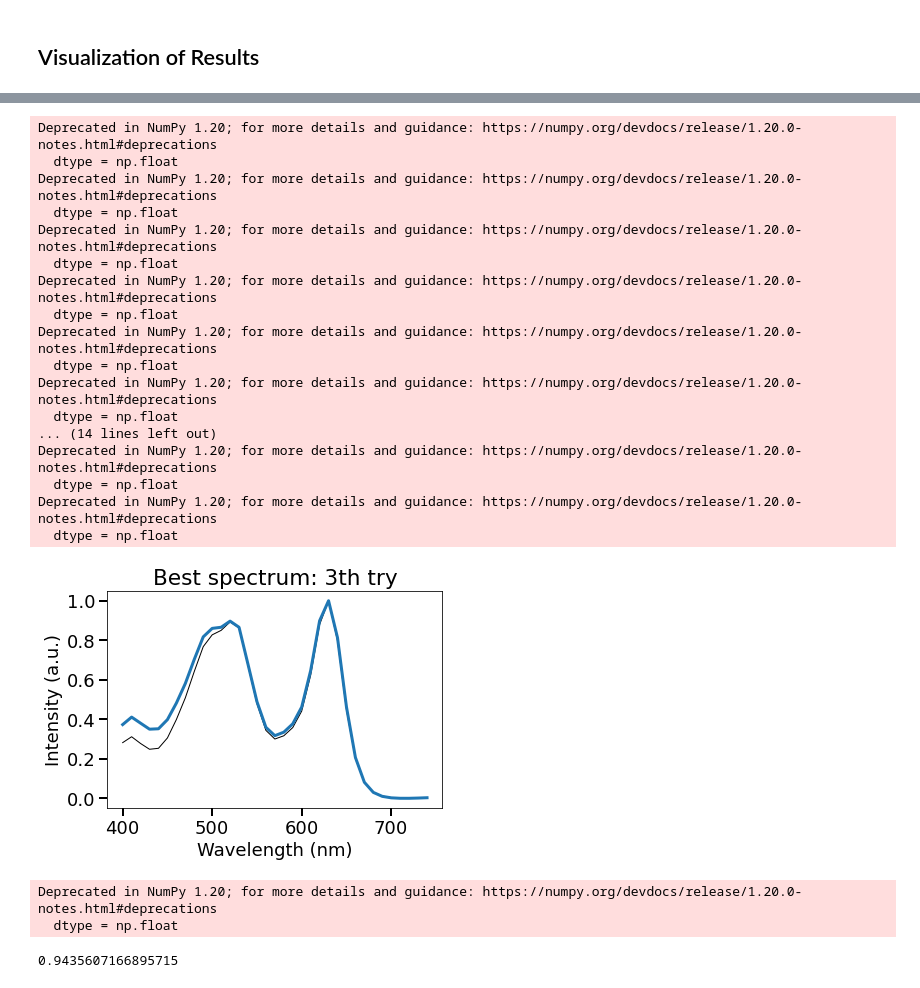
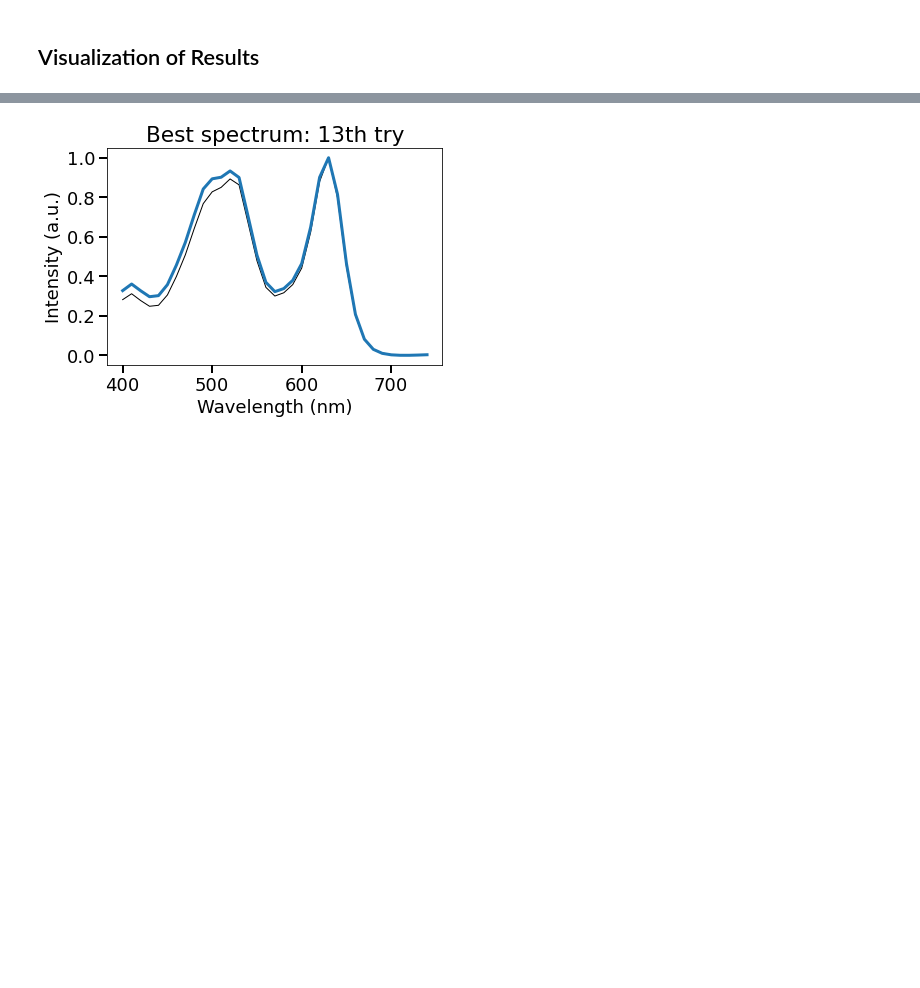
Before and after one commit to REAL-Pipetting/REinforced-Automaton-Learning-REAL-Pipetting, a Jupyter notebook: examples/Tutorials/Tutorial.ipynb, the cells around one changed output, grey strips where cells are left out. Cells and saved outputs as stored; diff of their text form; code cells hidden in the pictures; blank space fills up the shorter version.

```diff
--- a/examples/Tutorials/Tutorial.ipynb
+++ b/examples/Tutorials/Tutorial.ipynb
@@ -194,6 +196,6 @@ UCB_agent = ucb.BatchGPUCB(batch_size, param_space, env, beta=1.5)
 # Learn
 # %%
 # training loop
-epochs = 6
+epochs = 8
 for i in range(epochs):
     UCB_agent.learn()
@@ -369,34 +248,6 @@ plot_batch(Results, actions, wavelength, TARGET, i+1)
 # %%
 actions = np.array(actions)
 actions = actions.reshape(1, batch_size, 3)
-plot_best_spectrum(actions, ga_agent.fitness(), batch_size)
+visualization.plot_best_spectrum(actions, ga_agent.fitness(), batch_size, wavelength, TARGET, env)
 # %% [output]
-Deprecated in NumPy 1.20; for more details and guidance: https://numpy.org/devdocs/release/1.20.0-notes.html#deprecations
-  dtype = np.float
-Deprecated in NumPy 1.20; for more details and guidance: https://numpy.org/devdocs/release/1.20.0-notes.html#deprecations
-  dtype = np.float
-Deprecated in NumPy 1.20; for more details and guidance: https://numpy.org/devdocs/release/1.20.0-notes.html#deprecations
-  dtype = np.float
-Deprecated in NumPy 1.20; for more details and guidance: https://numpy.org/devdocs/release/1.20.0-notes.html#deprecations
-  dtype = np.float
-Deprecated in NumPy 1.20; for more details and guidance: https://numpy.org/devdocs/release/1.20.0-notes.html#deprecations
-  dtype = np.float
-Deprecated in NumPy 1.20; for more details and guidance: https://numpy.org/devdocs/release/1.20.0-notes.html#deprecations
-  dtype = np.float
-... (14 lines left out)
-Deprecated in NumPy 1.20; for more details and guidance: https://numpy.org/devdocs/release/1.20.0-notes.html#deprecations
-  dtype = np.float
-Deprecated in NumPy 1.20; for more details and guidance: https://numpy.org/devdocs/release/1.20.0-notes.html#deprecations
-  dtype = np.float
-[figure, old version]
+[figure, new version]
-# %%
-def get_cos_sim(target, y):
-        """Similarity metric to maximize."""
-        return np.average(cosine_similarity(target.reshape(1, -1), Y=y.reshape(1, -1)).squeeze())
-
-y = Results[0]
-get_cos_sim(TARGET, y)
-# %% [output]
-Deprecated in NumPy 1.20; for more details and guidance: https://numpy.org/devdocs/release/1.20.0-notes.html#deprecations
-  dtype = np.float
-0.9435607166895715
```
Also changed, not shown: parts of 13 cells of this notebook, 1 other file.
